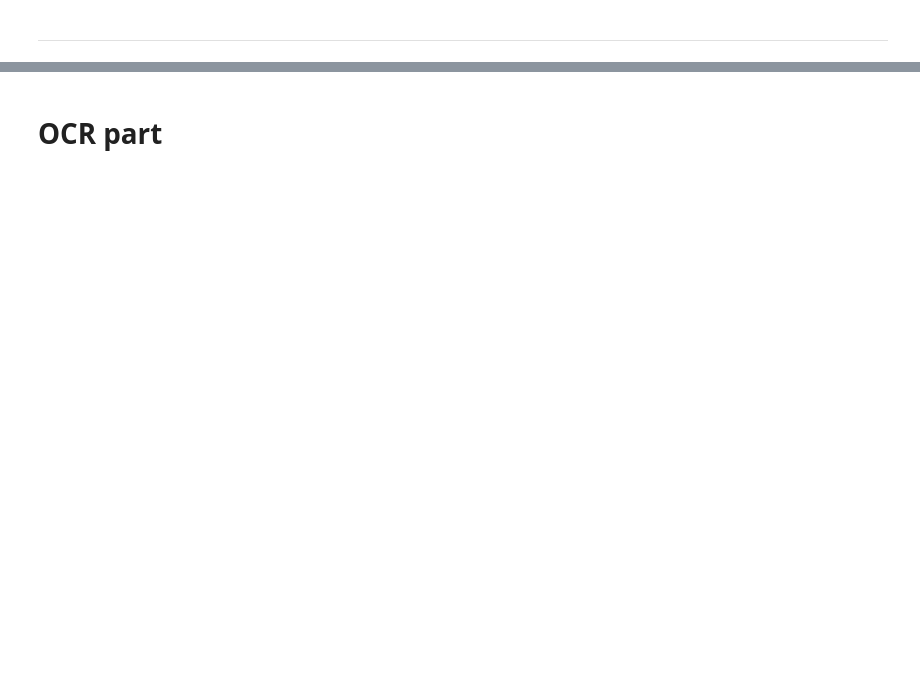
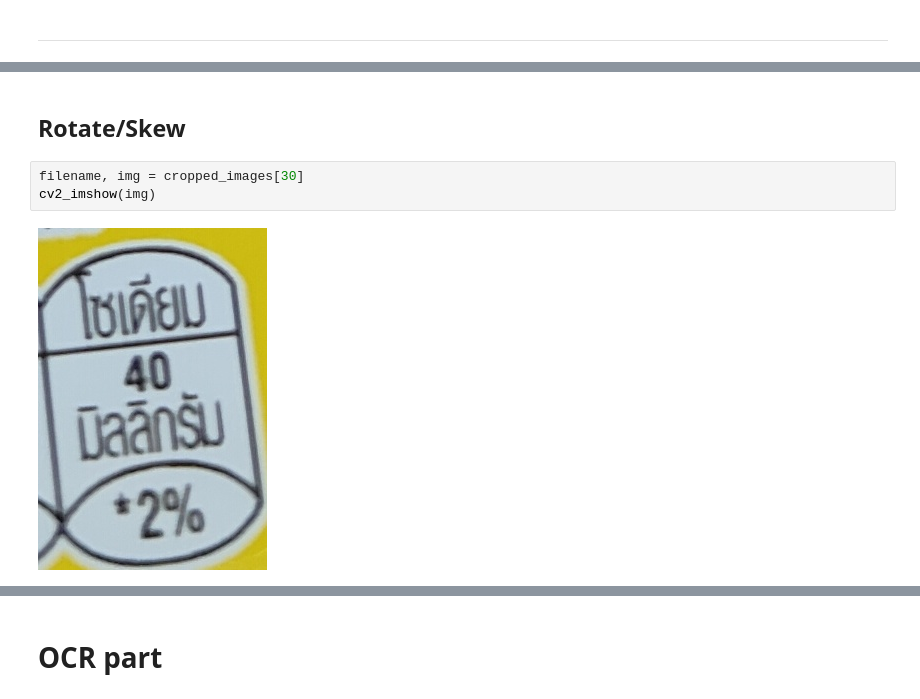
Before and after one commit to msarisapim/GDA_record, a Jupyter notebook: GDA_yolo_OCR.ipynb, the cells around one changed output, grey strips where cells are left out. Saved outputs shown, nothing was run; the diff lists cells and outputs as text; blank space fills up the shorter version.

```diff
--- a/GDA_yolo_OCR.ipynb
+++ b/GDA_yolo_OCR.ipynb
@@ -381,0 +431,7 @@ Drawing box for class 1.0 with color (147, 20, 255)
+# %% [markdown]
+## Rotate/Skew
+# %%
+filename, img = cropped_images[30]
+cv2_imshow(img)
+# %% [output]
+[figure, added]
```
Also changed, not shown: parts of 17 cells of this notebook.
